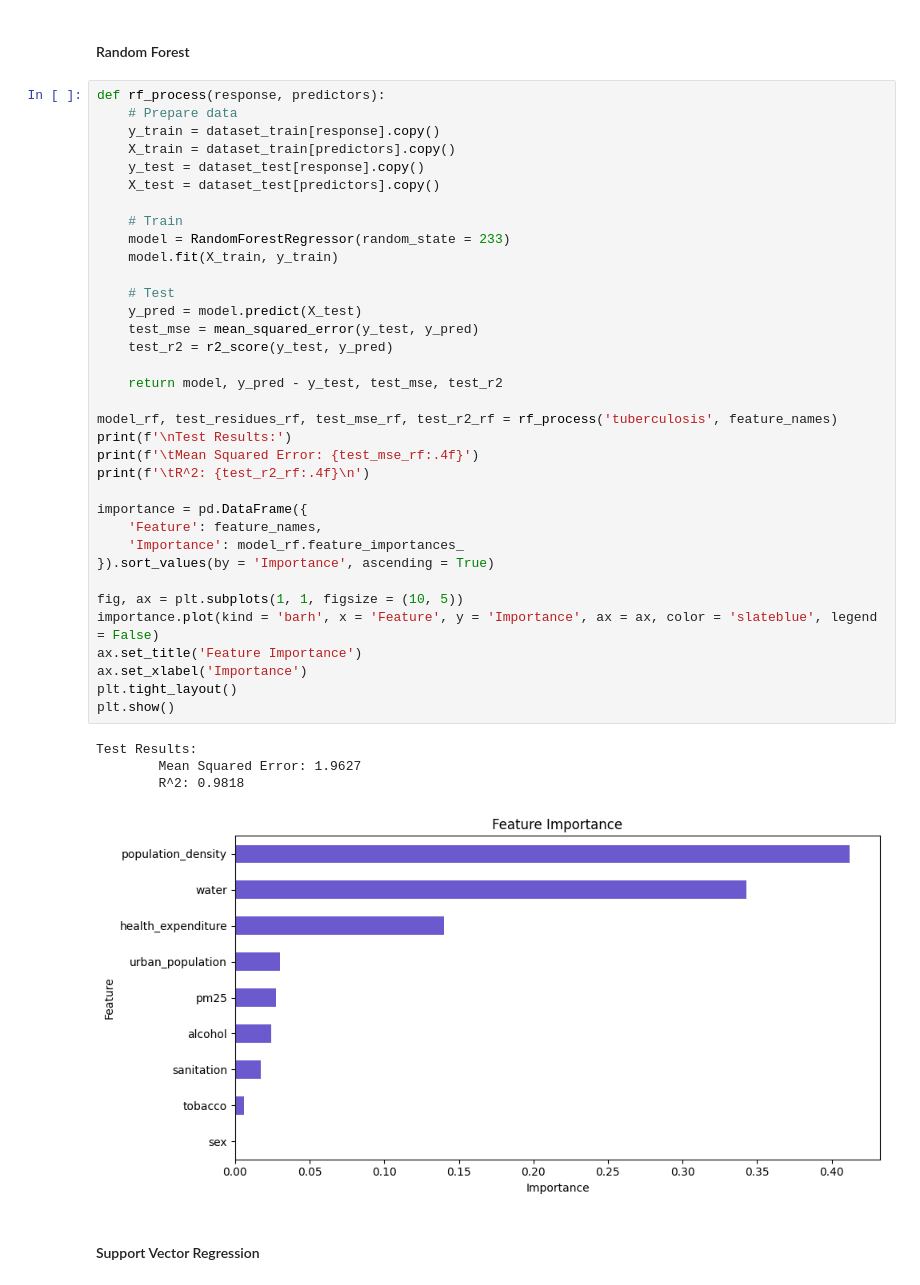
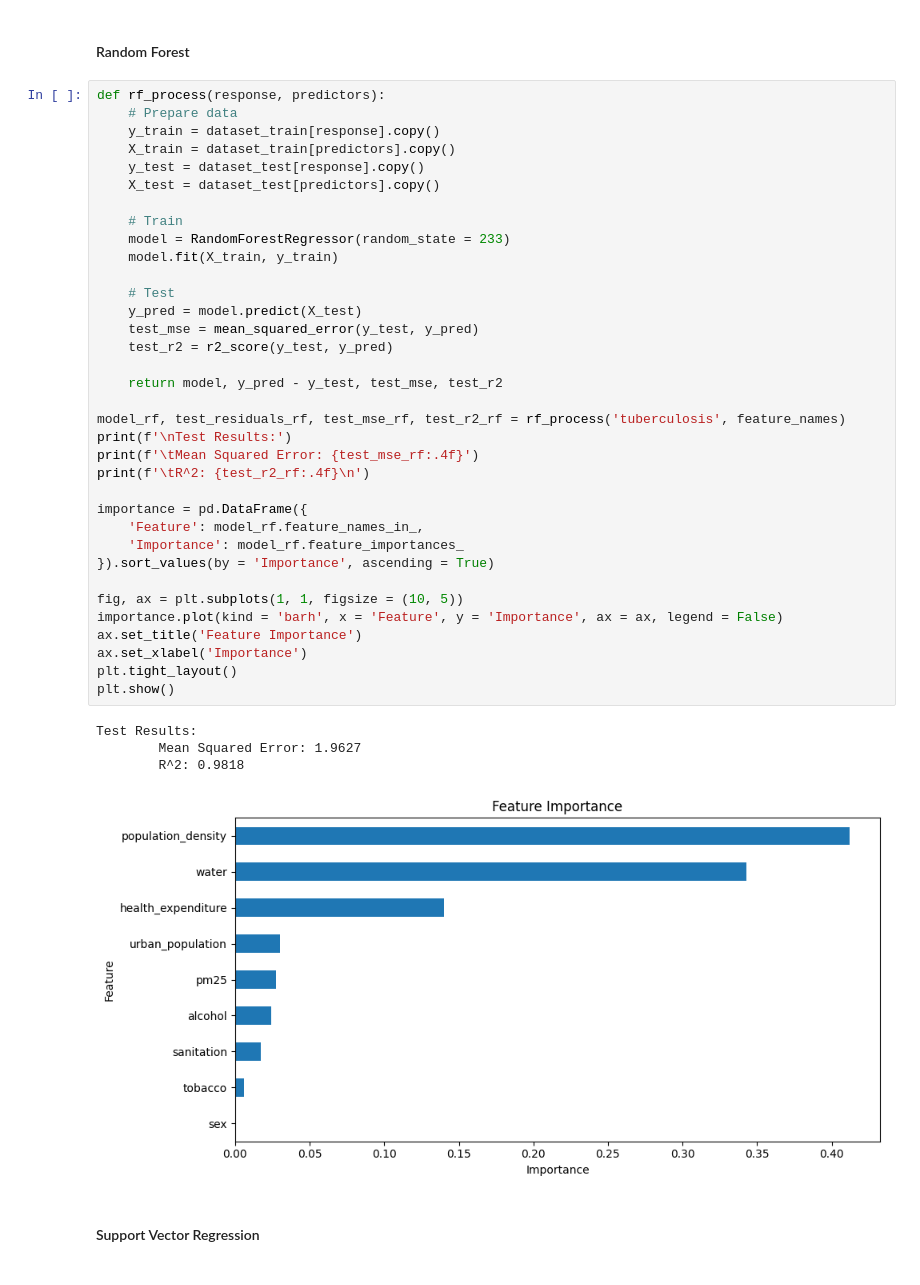
Before and after one commit to Gralerfics/SLDS_Project_OpenStudy, a Jupyter notebook: src/main.ipynb, the cells around one changed output. Drawn from its saved outputs; the diff is of its cells as text.

```diff
--- a/src/main.ipynb
+++ b/src/main.ipynb
@@ -383,37 +362,37 @@ def rf_process(response, predictors):
     X_test = dataset_test[predictors].copy()
 
     # Train
     model = RandomForestRegressor(random_state = 233)
     model.fit(X_train, y_train)
 
     # Test
     y_pred = model.predict(X_test)
     test_mse = mean_squared_error(y_test, y_pred)
     test_r2 = r2_score(y_test, y_pred)
 
     return model, y_pred - y_test, test_mse, test_r2
 
-model_rf, test_residues_rf, test_mse_rf, test_r2_rf = rf_process('tuberculosis', feature_names)
+model_rf, test_residuals_rf, test_mse_rf, test_r2_rf = rf_process('tuberculosis', feature_names)
 print(f'\nTest Results:')
 print(f'\tMean Squared Error: {test_mse_rf:.4f}')
 print(f'\tR^2: {test_r2_rf:.4f}\n')
 
 importance = pd.DataFrame({
-    'Feature': feature_names,
+    'Feature': model_rf.feature_names_in_,
     'Importance': model_rf.feature_importances_
 }).sort_values(by = 'Importance', ascending = True)
 
 fig, ax = plt.subplots(1, 1, figsize = (10, 5))
-importance.plot(kind = 'barh', x = 'Feature', y = 'Importance', ax = ax, color = 'slateblue', legend = False)
+importance.plot(kind = 'barh', x = 'Feature', y = 'Importance', ax = ax, legend = False)
 ax.set_title('Feature Importance')
 ax.set_xlabel('Importance')
 plt.tight_layout()
 plt.show()
 # %% [output]
 Test Results:
         Mean Squared Error: 1.9627
         R^2: 0.9818
-[figure, old version]
+[figure, new version]
 # %% [markdown]
 #### Support Vector Regression
 # %%
```
Also changed, not shown: parts of 26 cells of this notebook, 2 other files.
